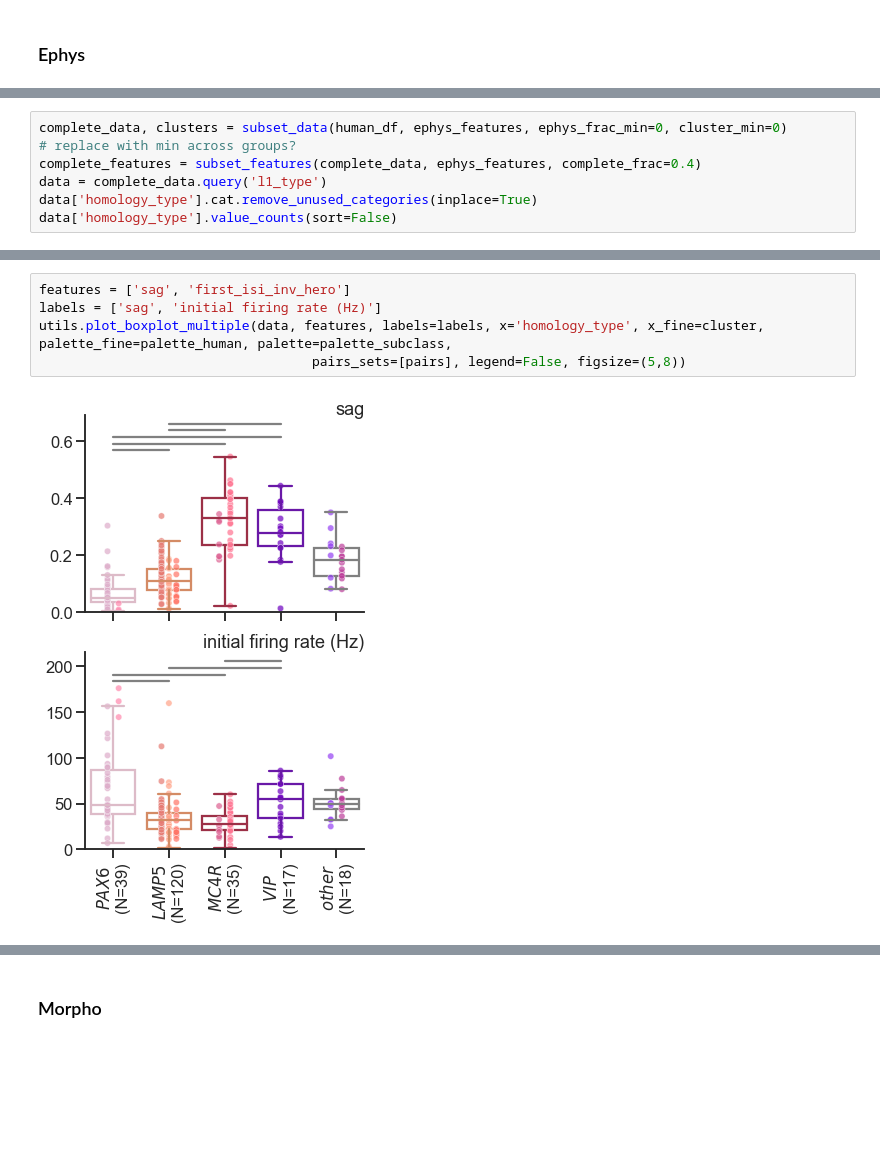
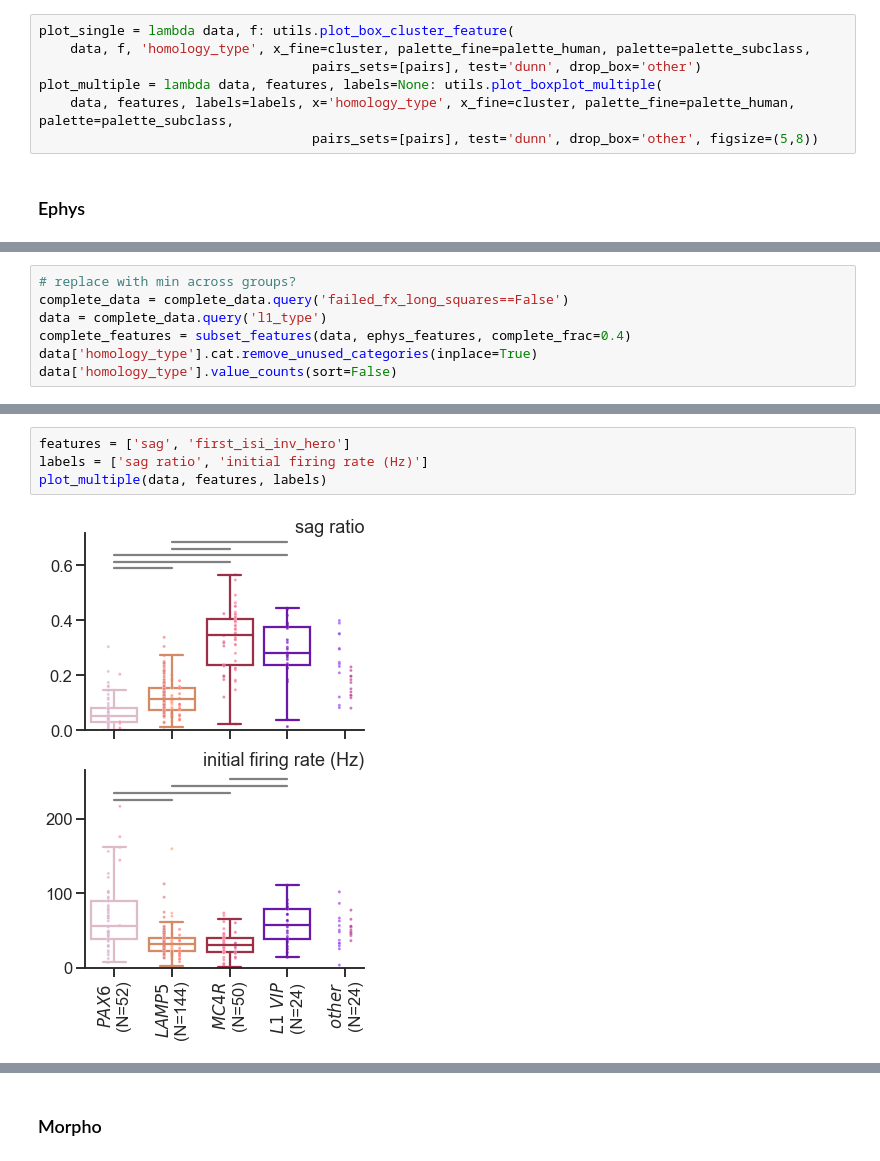
Before and after one commit to AllenInstitute/patchseq_human_L1, a Jupyter notebook: notebooks/l1_subclass_distinctness.ipynb, the cells around one changed output, grey strips where cells are left out. Drawn from its saved outputs; the diff is of its cells as text; blank space fills up the shorter version.

```diff
--- a/notebooks/l1_subclass_distinctness.ipynb
+++ b/notebooks/l1_subclass_distinctness.ipynb
@@ -39,2 +35,9 @@ reload(utils)
+# %%
+plot_single = lambda data, f: utils.plot_box_cluster_feature(
+    data, f, 'homology_type', x_fine=cluster, palette_fine=palette_human, palette=palette_subclass,
+                                   pairs_sets=[pairs], test='dunn', drop_box='other')
+plot_multiple = lambda data, features, labels=None: utils.plot_boxplot_multiple(
+    data, features, labels=labels, x='homology_type', x_fine=cluster, palette_fine=palette_human, palette=palette_subclass,
+                                   pairs_sets=[pairs], test='dunn', drop_box='other', figsize=(5,8))
 # %% [markdown]
 ### Ephys
@@ -41,8 +51,8 @@ reload(utils)
 # %%
-complete_data, clusters = subset_data(human_df, ephys_features, ephys_frac_min=0, cluster_min=0)
 # replace with min across groups?
-complete_features = subset_features(complete_data, ephys_features, complete_frac=0.4)
+complete_data = complete_data.query('failed_fx_long_squares==False')
 data = complete_data.query('l1_type')
+complete_features = subset_features(data, ephys_features, complete_frac=0.4)
 data['homology_type'].cat.remove_unused_categories(inplace=True)
 data['homology_type'].value_counts(sort=False)
 # %% [output]
@@ -79,7 +98,6 @@ pairs = list(combinations(['PAX6', 'LAMP5', 'MC4R', 'VIP'],2))
 # %%
 features = ['sag', 'first_isi_inv_hero']
-labels = ['sag', 'initial firing rate (Hz)']
-utils.plot_boxplot_multiple(data, features, labels=labels, x='homology_type', x_fine=cluster, palette_fine=palette_human, palette=palette_subclass,
-                                   pairs_sets=[pairs], legend=False, figsize=(5,8))
+labels = ['sag ratio', 'initial firing rate (Hz)']
+plot_multiple(data, features, labels)
 # %% [output]
-[figure, old version]
+[figure, new version]
```
Also changed, not shown: parts of 26 cells of this notebook, 1 other file.
